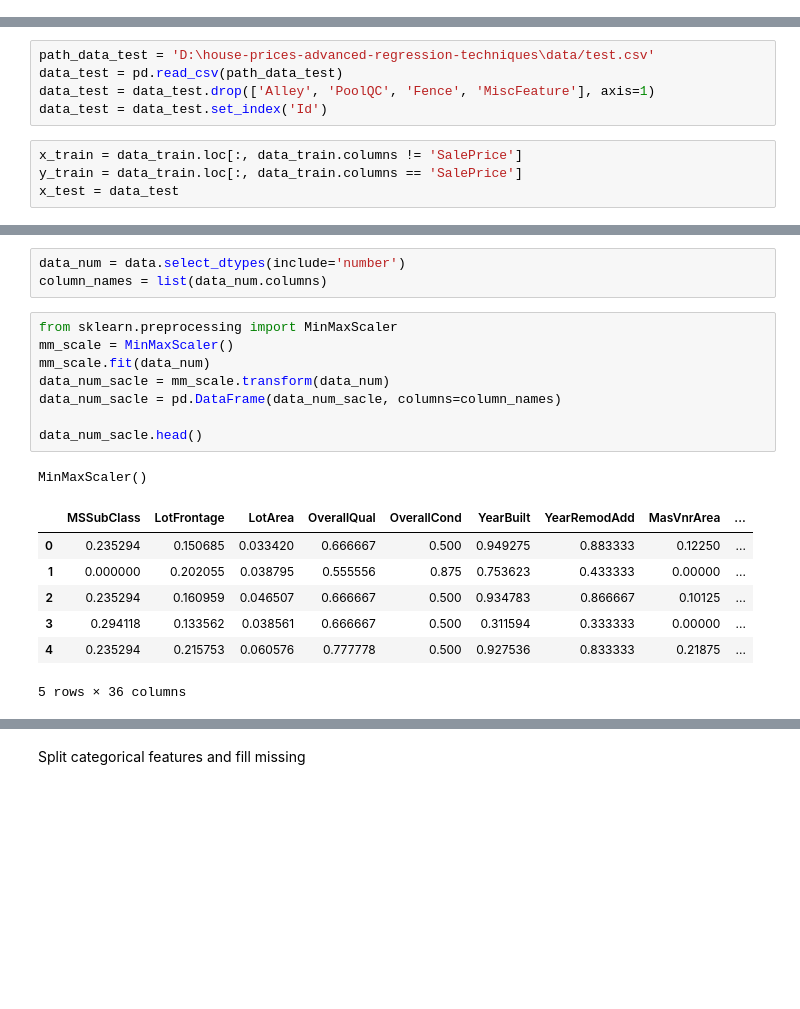
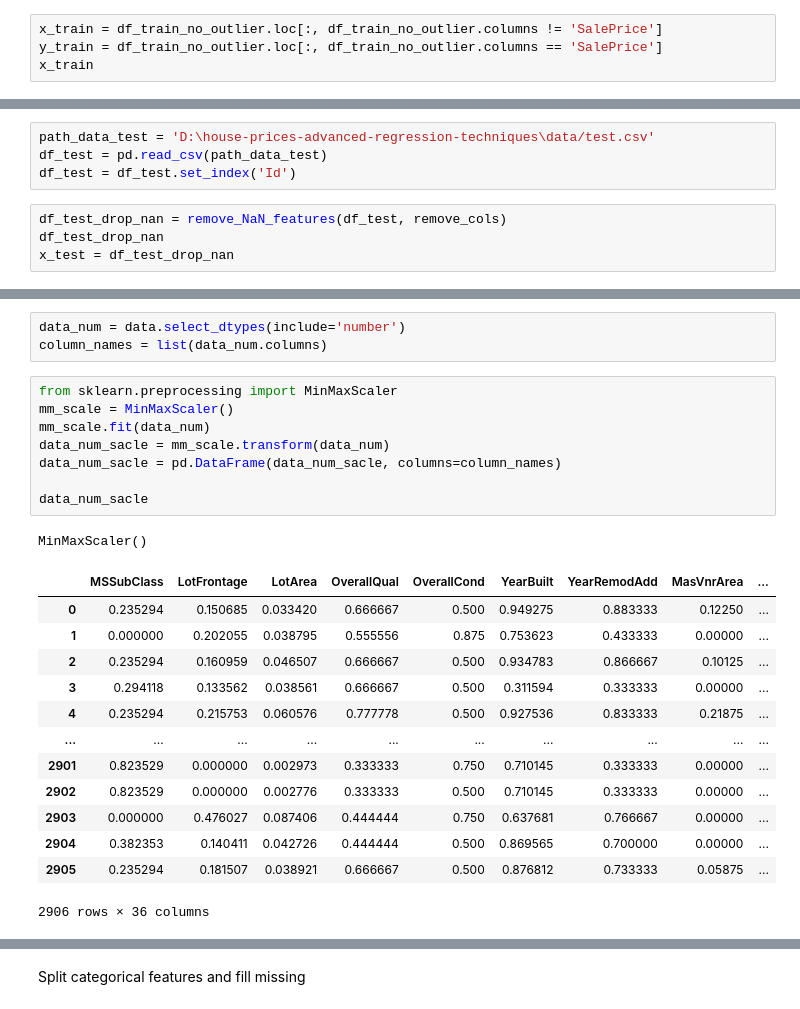
Before and after one commit to quanglv1996/house-prices-advanced-regression-techniques, a Jupyter notebook: main.ipynb, the cells around one changed output, grey strips where cells are left out. Drawn from its saved outputs; the diff is of its cells as text; blank space fills up the shorter version.

```diff
--- a/main.ipynb
+++ b/main.ipynb
@@ -15,0 +124,4 @@ data_train = data_train.set_index('Id')
+# %%
+x_train = df_train_no_outlier.loc[:, df_train_no_outlier.columns != 'SalePrice']
+y_train = df_train_no_outlier.loc[:, df_train_no_outlier.columns == 'SalePrice']
+x_train
@@ -16,9 +150,8 @@ data_train = data_train.set_index('Id')
 # %%
 path_data_test = 'D:\house-prices-advanced-regression-techniques\data/test.csv'
-data_test = pd.read_csv(path_data_test)
-data_test = data_test.drop(['Alley', 'PoolQC', 'Fence', 'MiscFeature'], axis=1)
-data_test = data_test.set_index('Id')
+df_test = pd.read_csv(path_data_test)
+df_test = df_test.set_index('Id')
-# %%
-x_train = data_train.loc[:, data_train.columns != 'SalePrice']
-y_train = data_train.loc[:, data_train.columns == 'SalePrice']
-x_test = data_test
+# %%
+df_test_drop_nan = remove_NaN_features(df_test, remove_cols)
+df_test_drop_nan
+x_test = df_test_drop_nan
@@ -50,20 +198,26 @@ column_names = list(data_num.columns)
 # %%
 from sklearn.preprocessing import MinMaxScaler
 mm_scale = MinMaxScaler()
 mm_scale.fit(data_num)
 data_num_sacle = mm_scale.transform(data_num)
 data_num_sacle = pd.DataFrame(data_num_sacle, columns=column_names)
 
-data_num_sacle.head()
+data_num_sacle
 # %% [output]
 MinMaxScaler()
 |  | MSSubClass | LotFrontage | LotArea | OverallQual | OverallCond | YearBuilt | YearRemodAdd | MasVnrArea | ... |
 | 0 | 0.235294 | 0.150685 | 0.033420 | 0.666667 | 0.500 | 0.949275 | 0.883333 | 0.12250 | ... |
 | 1 | 0.000000 | 0.202055 | 0.038795 | 0.555556 | 0.875 | 0.753623 | 0.433333 | 0.00000 | ... |
 | 2 | 0.235294 | 0.160959 | 0.046507 | 0.666667 | 0.500 | 0.934783 | 0.866667 | 0.10125 | ... |
 | 3 | 0.294118 | 0.133562 | 0.038561 | 0.666667 | 0.500 | 0.311594 | 0.333333 | 0.00000 | ... |
 | 4 | 0.235294 | 0.215753 | 0.060576 | 0.777778 | 0.500 | 0.927536 | 0.833333 | 0.21875 | ... |
+| ... | ... | ... | ... | ... | ... | ... | ... | ... | ... |
+| 2901 | 0.823529 | 0.000000 | 0.002973 | 0.333333 | 0.750 | 0.710145 | 0.333333 | 0.00000 | ... |
+| 2902 | 0.823529 | 0.000000 | 0.002776 | 0.333333 | 0.500 | 0.710145 | 0.333333 | 0.00000 | ... |
+| 2903 | 0.000000 | 0.476027 | 0.087406 | 0.444444 | 0.750 | 0.637681 | 0.766667 | 0.00000 | ... |
+| 2904 | 0.382353 | 0.140411 | 0.042726 | 0.444444 | 0.500 | 0.869565 | 0.700000 | 0.00000 | ... |
+| 2905 | 0.235294 | 0.181507 | 0.038921 | 0.666667 | 0.500 | 0.876812 | 0.733333 | 0.05875 | ... |
-5 rows × 36 columns
+2906 rows × 36 columns
 # %%
 from sklearn.impute import KNNImputer
 knn = KNNImputer(n_neighbors=5, add_indicator=False)
```
Also changed, not shown: parts of 42 cells of this notebook, 28 other files.
